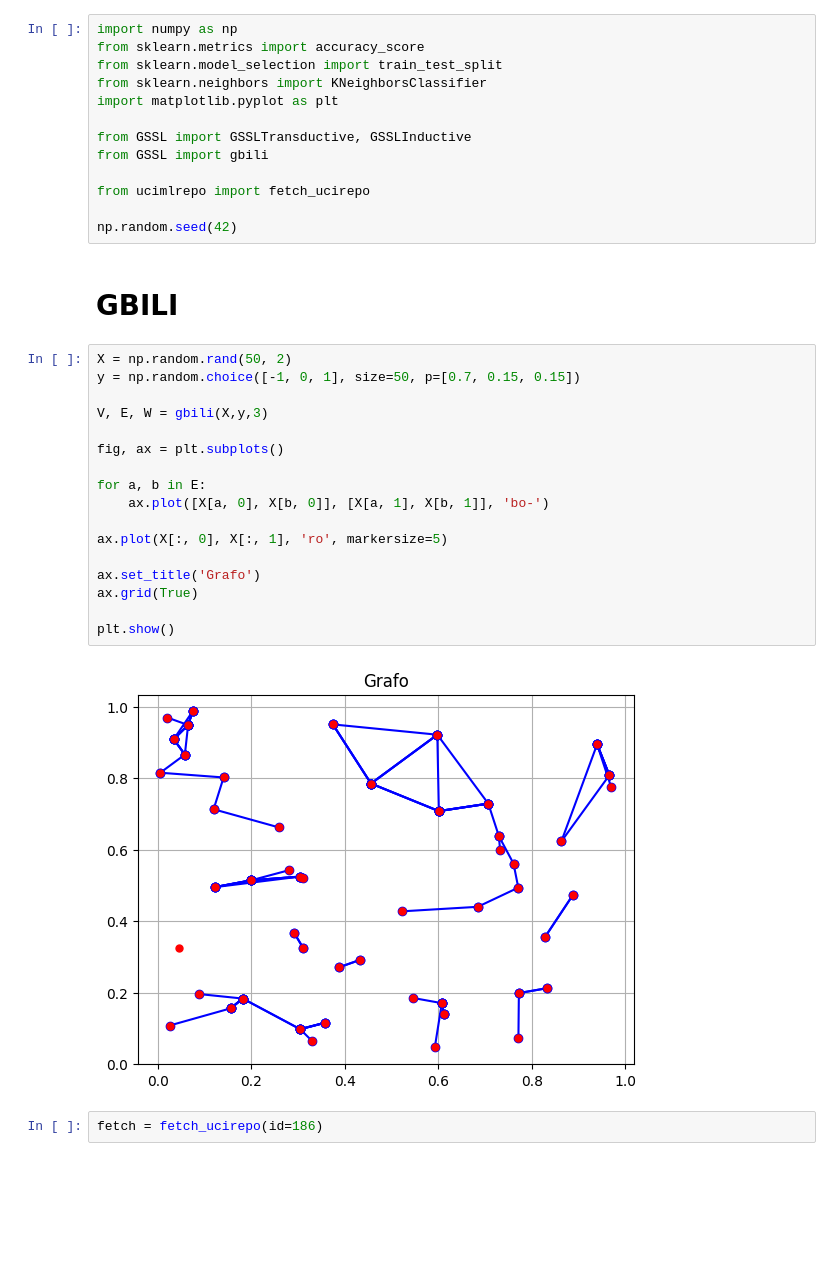
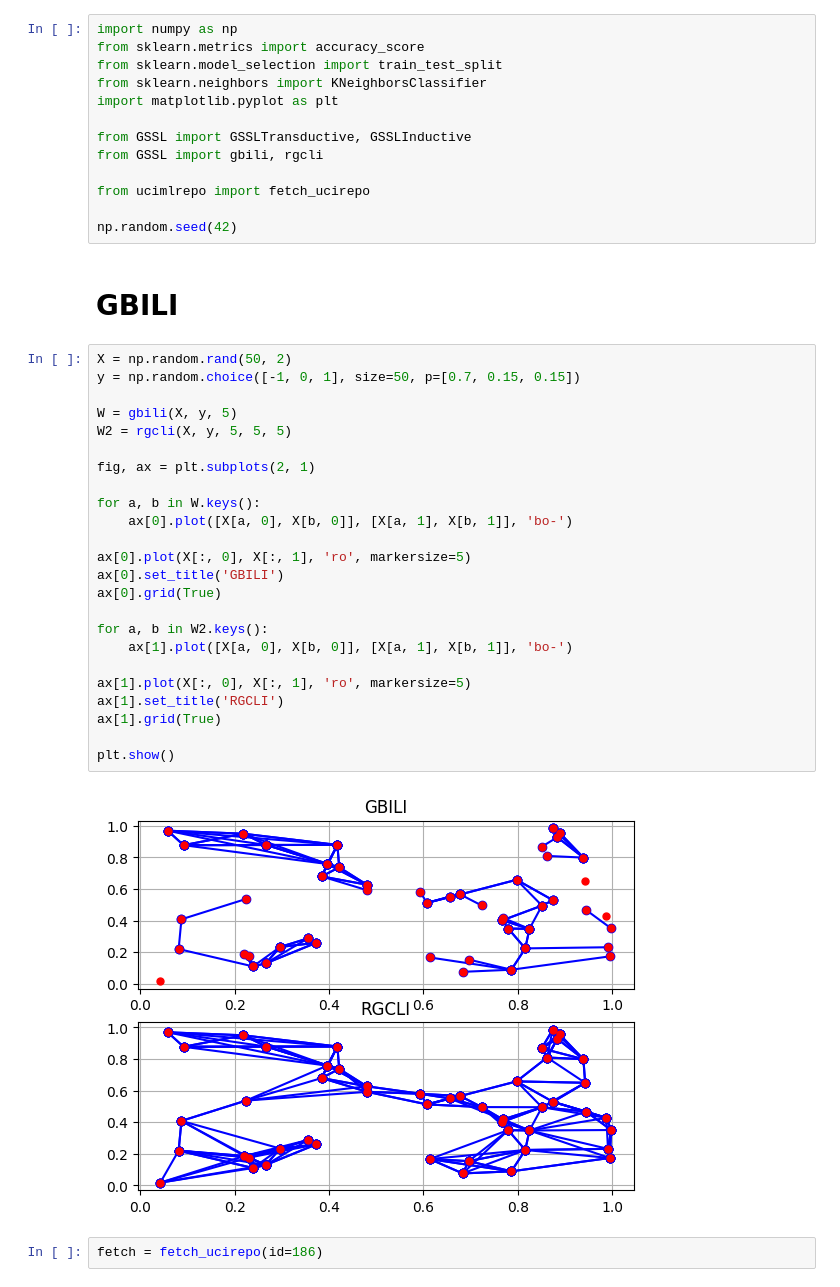
Before and after one commit to dmacha27/TFM-VIU, a Jupyter notebook: metodos/GSSL/check_gssl.ipynb, the cells around one changed output. Cells and saved outputs as stored; diff of their text form; blank space fills up the shorter version.

Commit message:
Iniciar experimentación de GSSL para la memoria

```diff
--- a/metodos/GSSL/check_gssl.ipynb
+++ b/metodos/GSSL/check_gssl.ipynb
@@ -6,7 +6,7 @@ from sklearn.neighbors import KNeighborsClassifier
 import matplotlib.pyplot as plt
 
 from GSSL import GSSLTransductive, GSSLInductive
-from GSSL import gbili
+from GSSL import gbili, rgcli
 
 from ucimlrepo import fetch_ucirepo
 
@@ -16,21 +16,28 @@ np.random.seed(42)
 # %%
 X = np.random.rand(50, 2)
 y = np.random.choice([-1, 0, 1], size=50, p=[0.7, 0.15, 0.15])
 
-V, E, W = gbili(X,y,3)
+W = gbili(X, y, 5)
+W2 = rgcli(X, y, 5, 5, 5)
 
-fig, ax = plt.subplots()
+fig, ax = plt.subplots(2, 1)
 
-for a, b in E:
-    ax.plot([X[a, 0], X[b, 0]], [X[a, 1], X[b, 1]], 'bo-')
+for a, b in W.keys():
+    ax[0].plot([X[a, 0], X[b, 0]], [X[a, 1], X[b, 1]], 'bo-')
 
-ax.plot(X[:, 0], X[:, 1], 'ro', markersize=5)
+ax[0].plot(X[:, 0], X[:, 1], 'ro', markersize=5)
+ax[0].set_title('GBILI')
+ax[0].grid(True)
 
-ax.set_title('Grafo')
-ax.grid(True)
+for a, b in W2.keys():
+    ax[1].plot([X[a, 0], X[b, 0]], [X[a, 1], X[b, 1]], 'bo-')
+
+ax[1].plot(X[:, 0], X[:, 1], 'ro', markersize=5)
+ax[1].set_title('RGCLI')
+ax[1].grid(True)
 
 plt.show()
 # %% [output]
-[figure, old version]
+[figure, new version]
 # %%
 fetch = fetch_ucirepo(id=186)
```
Also changed, not shown: parts of 7 cells of this notebook, 2 other files.
